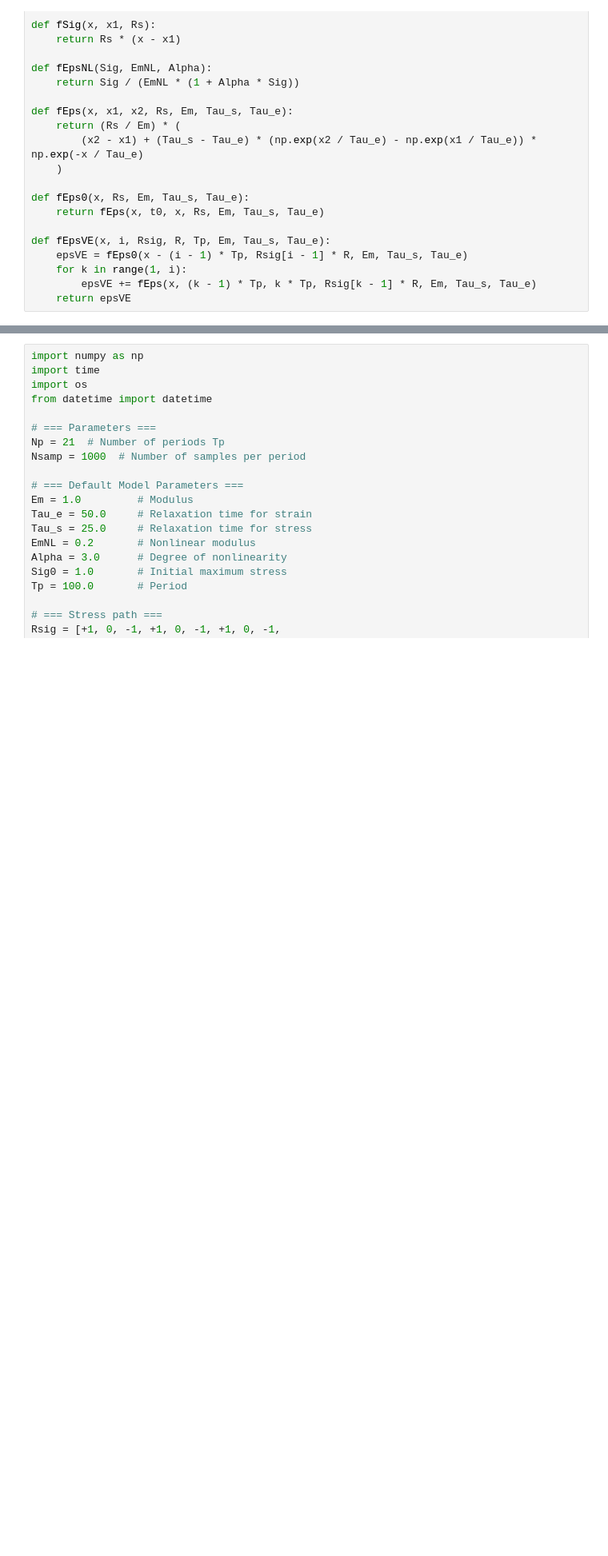
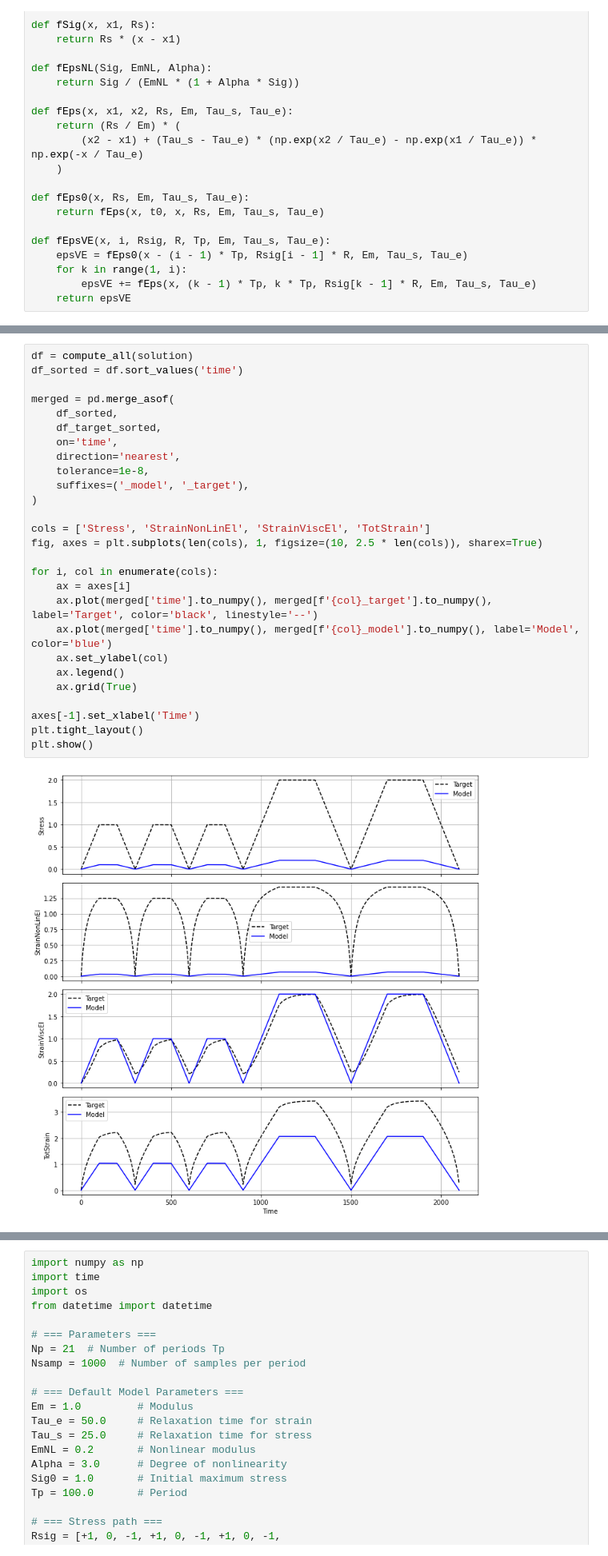
Before and after one commit to garncarz/zener, a Jupyter notebook: zener_optimization.ipynb, the cells around one changed output, grey strips where cells are left out. Shown: that part at 80% size. Saved outputs shown, nothing was run; the diff lists cells and outputs as text; blank space fills up the shorter version.

```diff
--- a/zener_optimization.ipynb
+++ b/zener_optimization.ipynb
@@ -127,0 +155,29 @@ Usage: generation of testing data
+# %%
+df = compute_all(solution)
+df_sorted = df.sort_values('time')
+
+merged = pd.merge_asof(
+    df_sorted,
+    df_target_sorted,
+    on='time',
+    direction='nearest',
+    tolerance=1e-8,
+    suffixes=('_model', '_target'),
+)
+
+cols = ['Stress', 'StrainNonLinEl', 'StrainViscEl', 'TotStrain']
+fig, axes = plt.subplots(len(cols), 1, figsize=(10, 2.5 * len(cols)), sharex=True)
+
+for i, col in enumerate(cols):
+    ax = axes[i]
+    ax.plot(merged['time'].to_numpy(), merged[f'{col}_target'].to_numpy(), label='Target', color='black', linestyle='--')
+    ax.plot(merged['time'].to_numpy(), merged[f'{col}_model'].to_numpy(), label='Model', color='blue')
+    ax.set_ylabel(col)
+    ax.legend()
+    ax.grid(True)
+
+axes[-1].set_xlabel('Time')
+plt.tight_layout()
+plt.show()
+# %% [output]
+[figure, added]
```
Also changed, not shown: parts of 10 cells of this notebook.
